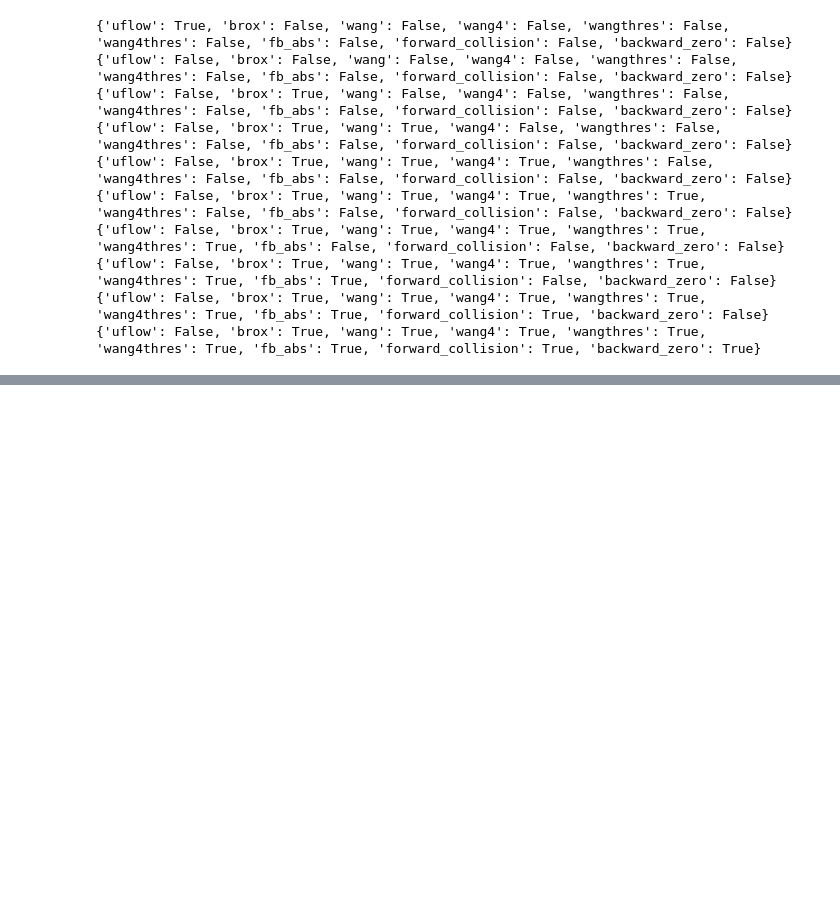
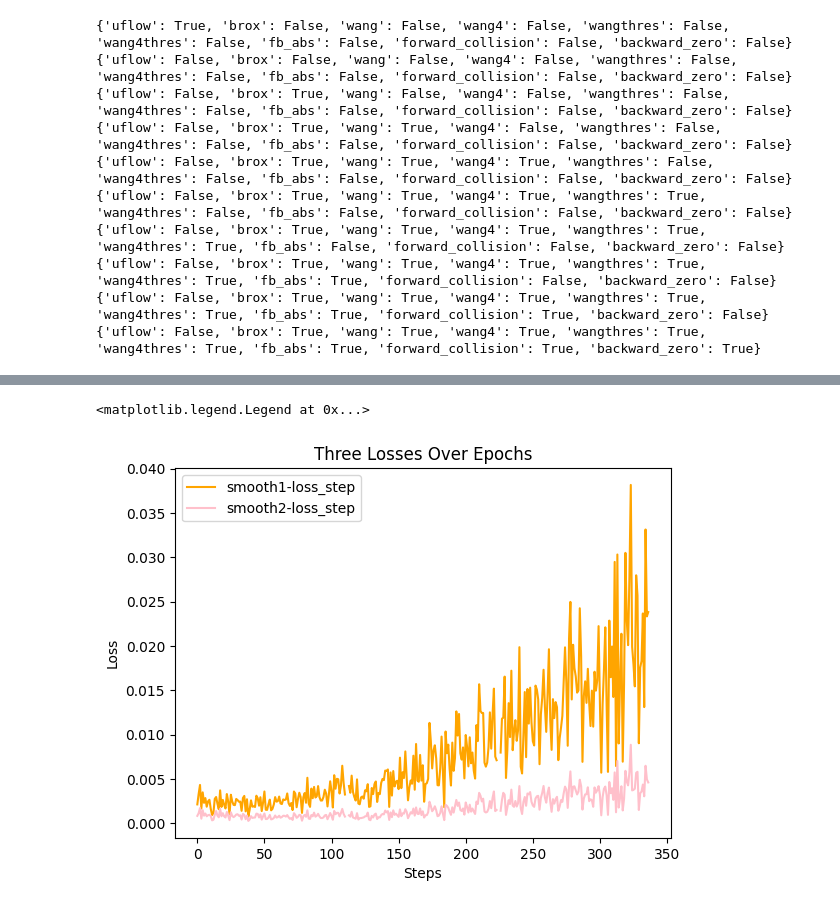
Before and after one commit to ZhaoxiZhang728/uflow_trans_pytorch, a Jupyter notebook: test.ipynb, the cells around one changed output, grey strips where cells are left out. Drawn from its saved outputs; the diff is of its cells as text; code cells hidden in the pictures; blank space fills up the shorter version.

```diff
--- a/test.ipynb
+++ b/test.ipynb
@@ -130,0 +187,10 @@ x
+# %%
+plt.plot(me_for_fc['smooth1-loss_step'], label='smooth1-loss_step', color='orange')
+plt.plot(me_for_fc['smooth2-loss_step'], label='smooth2-loss_step', color='pink')
+plt.xlabel('Steps')
+plt.ylabel('Loss')
+plt.title('Three Losses Over Epochs')
+plt.legend()
+# %% [output]
+<matplotlib.legend.Legend at 0x...>
+[figure, added]
```
Also changed, not shown: parts of 24 cells of this notebook, 52 other files.
